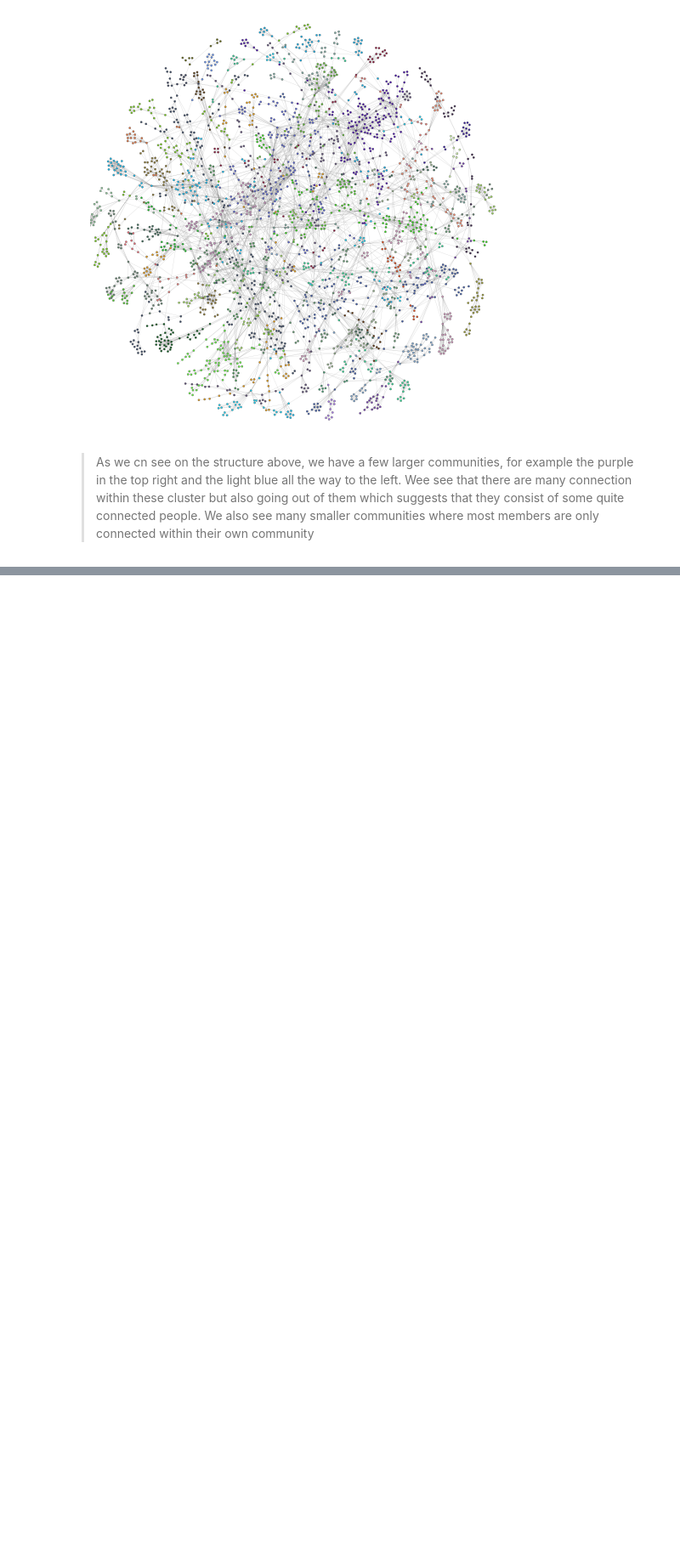
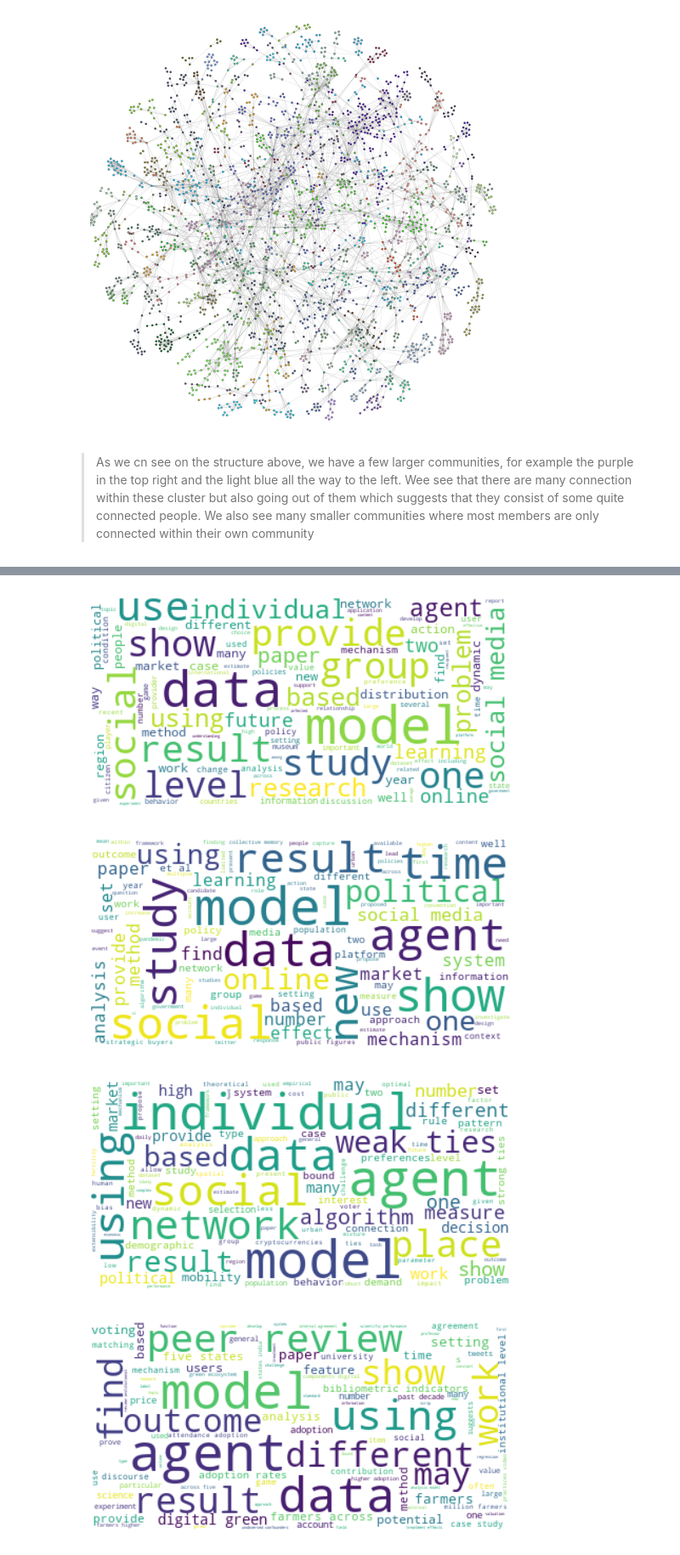
Before and after one commit to nimoror/Assignment2_CSS, a Jupyter notebook: Assignment2.ipynb, the cells around one changed output, grey strips where cells are left out. Shown at 85% size. Cells and saved outputs as stored; diff of their text form; code cells hidden in the pictures; blank space fills up the shorter version.

```diff
--- a/Assignment2.ipynb
+++ b/Assignment2.ipynb
@@ -651,13 +339,0 @@ len(idf9)
-# %%
-n=0
-w = 0
-tfid9=[]
-for x in tf9:
-    tf_idfl =[]
-    while n< (len(x)):
-
-        tf_idf =x[n][1]*idf9[w][n][1]
-        tf_idfl.append([x[n][0],tf_idf])
-        n+=1
-    tfid9.append(tf_idfl)
-    w+=1
@@ -702,8 +339,0 @@ pip install wordcloud
-# %%
-wc = WordCloud(max_font_size=50, max_words=100, background_color="white")
-
-for a in topabs:
-    img = wc.generate_from_text(' '.join(a))
-    plt.imshow(img, interpolation='bilinear')
-    plt.axis("off")
-    plt.show()
@@ -764,0 +740,20 @@ results
+# %%
+wc = WordCloud(max_font_size=50, max_words=100, background_color="white")
+
+
+topcom = []
+
+for a in top9abs:
+    a= [item for sublist in a for item in sublist]
+    topcom.append(a)
+
+for a in topcom:
+    img = wc.generate_from_text(' '.join(a))
+    plt.imshow(img, interpolation='bilinear')
+    plt.axis("off")
+    plt.show()
+# %% [output]
+[figure, added]
+[figure, added]
+[figure, added]
+[figure, added]
```
Also changed, not shown: parts of 63 cells of this notebook.
